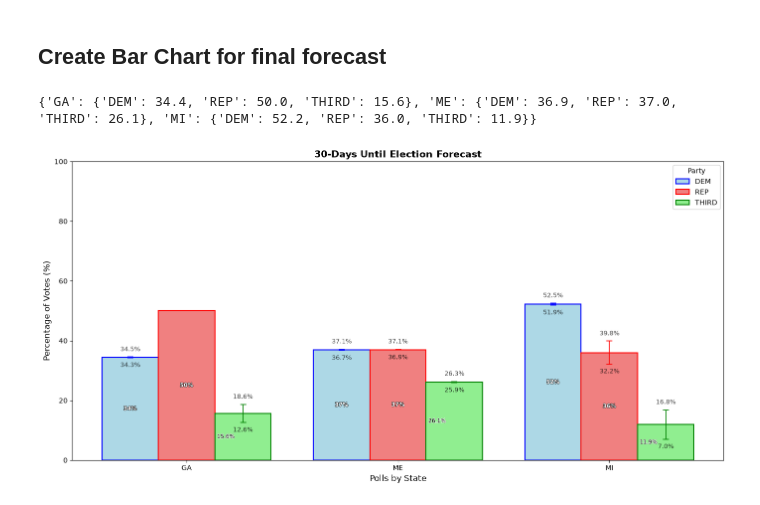
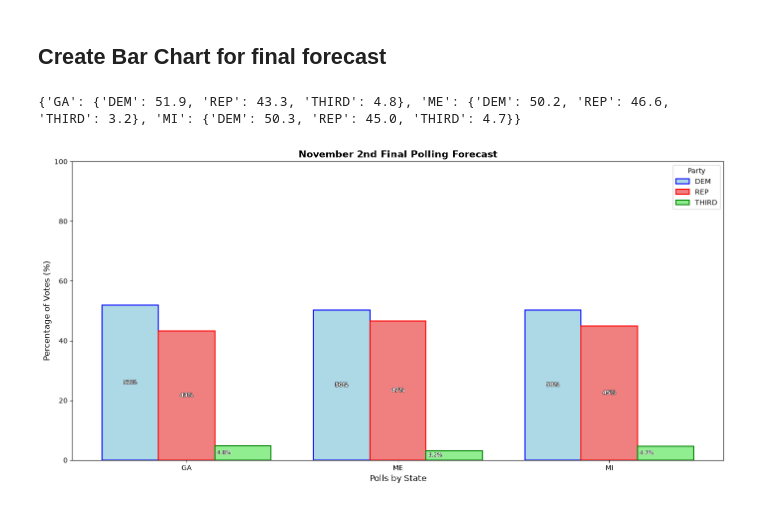
Before and after one commit to ktkt9898/CS-Senior-Project, a Jupyter notebook: Highlights_Analysis.ipynb, the cells around one changed output. Drawn from its saved outputs; the diff is of its cells as text; code cells hidden in the pictures.

Commit message:
03-Nov-26 Fianl polling forecast graph added

```diff
--- a/Highlights_Analysis.ipynb
+++ b/Highlights_Analysis.ipynb
@@ -78,26 +78,6 @@ polling_percentages = {
 }
 
 print(polling_percentages)
-
-# Same idea for the error margins. We take the absolute value so the
-# error bars always point "outward" symmetrically.
-error_margins = {
-    "GA": {
-        "DEM":   abs(ga_dem_median_error_margin),
-        "REP":   abs(ga_rep_median_error_margin),
-        "THIRD": abs(ga_3rd_median_error_margin),
-    },
-    "ME": {
-        "DEM":   abs(me_dem_median_error_margin),
-        "REP":   abs(me_rep_median_error_margin),
-        "THIRD": abs(me_3rd_median_error_margin),
-    },
-    "MI": {
-        "DEM":   abs(mi_dem_median_error_margin),
-        "REP":   abs(mi_rep_median_error_margin),
-        "THIRD": abs(mi_3rd_median_error_margin),
-    },
-}
 
 # Colors for each party (face = fill, edge = border/error bar color)
 party_colors = {
@@ -136,7 +116,6 @@ fig, ax = plt.subplots(figsize=(14, 7))
 for state_index, state in enumerate(states):
     for party_index, party in enumerate(parties):
         value = polling_percentages[state][party]
-        error = error_margins[state][party]
         colors = party_colors[party]
 
         # Where this specific bar goes on the x-axis
@@ -150,7 +129,6 @@ for state_index, state in enumerate(states):
             color=colors["face"],
             edgecolor=colors["edge"],
             linewidth=1.5,
-            yerr=error,
             capsize=4,
             error_kw={
                 "ecolor": colors["edge"],
@@ -176,52 +154,34 @@ for state_index, state in enumerate(states):
                 path_effects=[pe.withStroke(linewidth=1, foreground="white")],
             )
         else:
             # Tall bars: put the label in the middle with a black outline
             ax.text(
                 x_position,
                 value / 2,
                 label_text,
                 ha="center",
                 va="center",
                 fontsize=8,
                 color="white",
                 fontweight="bold",
                 path_effects=[pe.withStroke(linewidth=1, foreground="black")],
             )
 
-        # Add the upper and lower bound labels (from the error margin)
-        upper_bound = round(value + error, 1)
-        lower_bound = round(value - error, 1)
-        if upper_bound != lower_bound:
-            ax.text(
-                x_position, upper_bound + 1.5,
-                f"{upper_bound:.1f}%",
-                ha="center", va="bottom",
-                fontsize=9, color="black", alpha=0.7,
-            )
-            ax.text(
-                x_position, lower_bound - 1.5,
-                f"{lower_bound:.1f}%",
-                ha="center", va="top",
-                fontsize=9, color="black", alpha=0.7,
-            )
-
-
 # =====================================================================
 # STEP 4: Create Chart Labels and Legend
 # =====================================================================
 
 ax.set_xticks(state_x_positions)
 ax.set_xticklabels(states, fontsize=10)
 ax.set_xlabel("Polls by State", fontsize=12)
 ax.set_ylabel("Percentage of Votes (%)", fontsize=12)
-ax.set_title("30-Days Until Election Forecast", fontsize=14, fontweight="bold")
+ax.set_title("November 2nd Final Polling Forecast", fontsize=14, fontweight="bold")
 ax.set_ylim(0, 100)
 ax.legend(title="Party", loc="upper right")
 
 plt.tight_layout()
-plt.savefig("_static/images/final_election_forecast.png", dpi=300, bbox_inches="tight")
+plt.savefig("_static/images/final_polling_forecast.png", dpi=300, bbox_inches="tight")
 plt.show()
 # %% [output]
-{'GA': {'DEM': 34.4, 'REP': 50.0, 'THIRD': 15.6}, 'ME': {'DEM': 36.9, 'REP': 37.0, 'THIRD': 26.1}, 'MI': {'DEM': 52.2, 'REP': 36.0, 'THIRD': 11.9}}
+{'GA': {'DEM': 51.9, 'REP': 43.3, 'THIRD': 4.8}, 'ME': {'DEM': 50.2, 'REP': 46.6, 'THIRD': 3.2}, 'MI': {'DEM': 50.3, 'REP': 45.0, 'THIRD': 4.7}}
-[figure, old version]
+[figure, new version]
```
Also changed, not shown: 7 other files.
